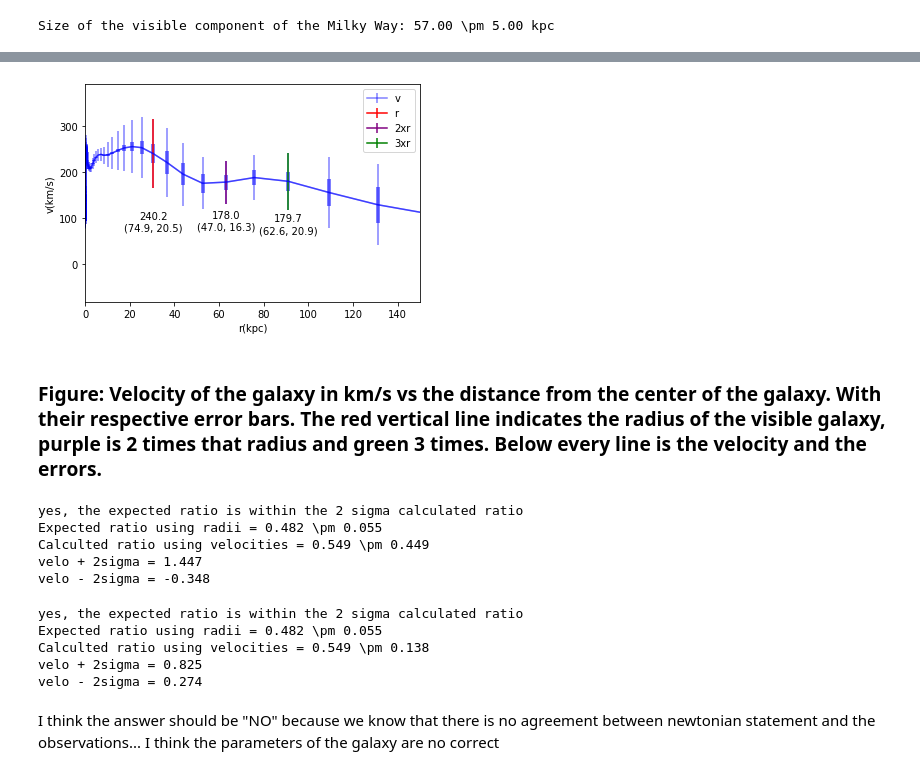
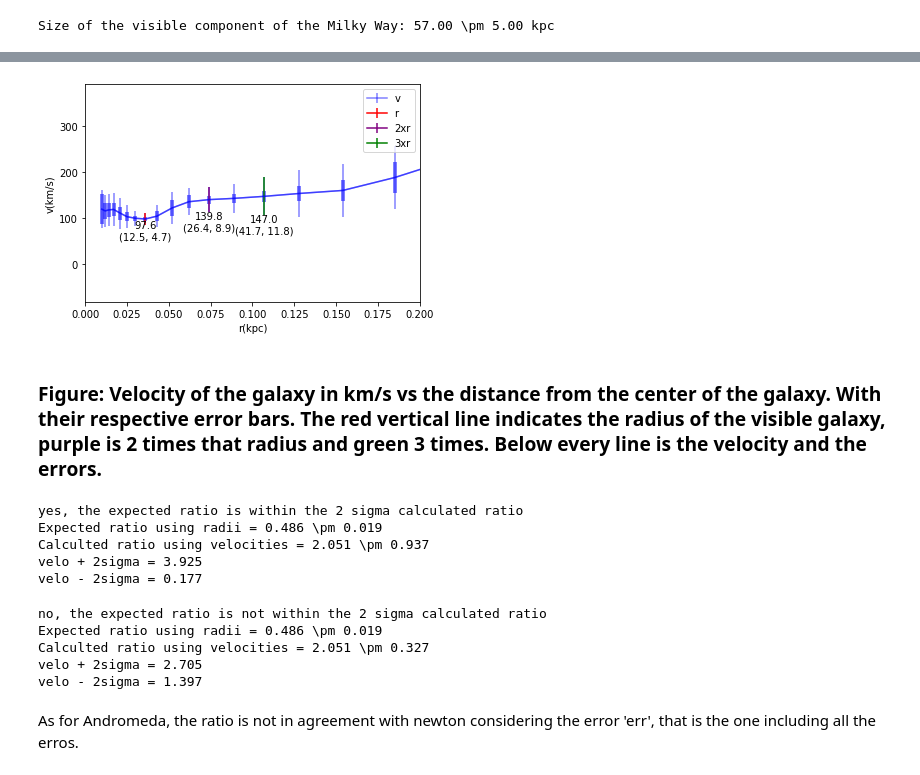
Before and after one commit to taceroc/DSPS_TAcero, a Jupyter notebook: HW4/Copy_of_Copy_of_MWrotCurve.ipynb, the cells around one changed output, grey strips where cells are left out. Cells and saved outputs as stored; diff of their text form; code cells hidden in the pictures.

```diff
--- a/HW4/Copy_of_Copy_of_MWrotCurve.ipynb
+++ b/HW4/Copy_of_Copy_of_MWrotCurve.ipynb
@@ -360,7 +360,7 @@ ddistancemw = np.std((distancemw1,distancemw2))
 sizemw = 57 #+ 580  #kpc
 dsizemw = 5 #+ 120  #kpc
 
-angularsizemw = np.arctan(sizemw / distancemw)
+angularsizemw = 2*np.arctan(sizemw/2*distancemw)
 
 angularsizemw = angularsizemw * u.rad
 angularsizemw
@@ -376,8 +375,8 @@ print('Size of the visible component of the Milky Way: {:.2f} \pm {:.2f} kpc'.fo
 # %% [output]
 Size of the visible component of the Milky Way: 57.00 \pm 5.00 kpc
 # %%
-physicalsizemw = sizemw * np.sin(angularsizemw.to(u.rad) )
-dphysicalsizemw = dsizemw * np.sin(angularsizemw.to(u.rad) )
+physicalsizemw = distancemw * np.sin(angularsizemw)
+dphysicalsizemw = ddistancemw * np.sin(angularsizemw)
 
 print(r"Physical size of the visible component of the Milky Way: {:.2f} \pm {:.2f} kpc".format(physicalsizemw,dphysicalsizemw ) )
 # %% [output]
@@ -407,35 +406,35 @@ def plotGalmw(gal, rds):
   plt.text(getradii(gal, rds*2, 3)[0], getradii(gal, rds*2, 3)[2] - 1.5*getradii(gal, rds*2, 3)[4], "{:.1f}\n({:.1f}, {:.1f})".format(getradii(gal, rds*2, 3)[2],
                                                                                           getradii(gal, rds*2, 3)[4],getradii(gal, rds*2, 3)[3]),horizontalalignment='center',verticalalignment='center')
 
-  plt.xlim(0,150)
+  plt.xlim(0,0.2)
   plt.xlabel("r(kpc)")
   plt.ylabel("v(km/s)")
   plt.legend()
 # %%
-plotGalmw(mw, np.array([sizemw/2,dsizemw/2]) )
+plotGalmw(mw, np.array([physicalsizemw/2,dphysicalsizemw/2]) )
 # %% [output]
-[figure, old version]
+[figure, new version]
 # %% [markdown]
 ### **Figure**: Velocity of the galaxy in km/s vs the distance from the center of the galaxy. With their respective error bars. The red vertical line indicates the radius of the visible galaxy, purple is 2 times that radius and green 3 times. Below every line is the velocity and the errors.
 # %%
-mw_res = vratios(mw, np.array([sizemw, dsizemw])/2, 2, err='dv')
+mw_res = vratios(mw, np.array([physicalsizemw, dphysicalsizemw])/2, 2, err='dv')
 print("Expected ratio using radii = {:.3f} \pm {:.3f}\nCalculted ratio using velocities = {:.3f} \pm {:.3f}\n\
 velo + 2sigma = {:.3f}\nvelo - 2sigma = {:.3f}\n".format(mw_res[0], mw_res[1], mw_res[2], mw_res[3], mw_res[4], mw_res[5]))
 # %% [output]
 yes, the expected ratio is within the 2 sigma calculated ratio
-Expected ratio using radii = 0.482 \pm 0.055
-Calculted ratio using velocities = 0.549 \pm 0.449
-velo + 2sigma = 1.447
-velo - 2sigma = -0.348
+Expected ratio using radii = 0.486 \pm 0.019
+Calculted ratio using velocities = 2.051 \pm 0.937
+velo + 2sigma = 3.925
+velo - 2sigma = 0.177
 # %%
-mw_res = vratios(mw, np.array([sizemw, dsizemw])/2, 2, err='err')
+mw_res = vratios(mw, np.array([physicalsizemw, dphysicalsizemw])/2, 2, err='err')
 print("Expected ratio using radii = {:.3f} \pm {:.3f}\nCalculted ratio using velocities = {:.3f} \pm {:.3f}\n\
 velo + 2sigma = {:.3f}\nvelo - 2sigma = {:.3f}\n".format(mw_res[0], mw_res[1], mw_res[2], mw_res[3], mw_res[4], mw_res[5]))
 # %% [output]
-yes, the expected ratio is within the 2 sigma calculated ratio
-Expected ratio using radii = 0.482 \pm 0.055
-Calculted ratio using velocities = 0.549 \pm 0.138
-velo + 2sigma = 0.825
-velo - 2sigma = 0.274
+no, the expected ratio is not within the 2 sigma calculated ratio
+Expected ratio using radii = 0.486 \pm 0.019
+Calculted ratio using velocities = 2.051 \pm 0.327
+velo + 2sigma = 2.705
+velo - 2sigma = 1.397
-# %% [markdown]
-I think the answer should be "NO" because we know that there is no agreement between newtonian statement and the observations... I think the parameters of the galaxy are no correct
+# %% [markdown]
+As for Andromeda, the ratio is not in agreement with newton considering the error 'err', that is the one including all the erros.
```
Also changed, not shown: parts of 5 cells of this notebook.
